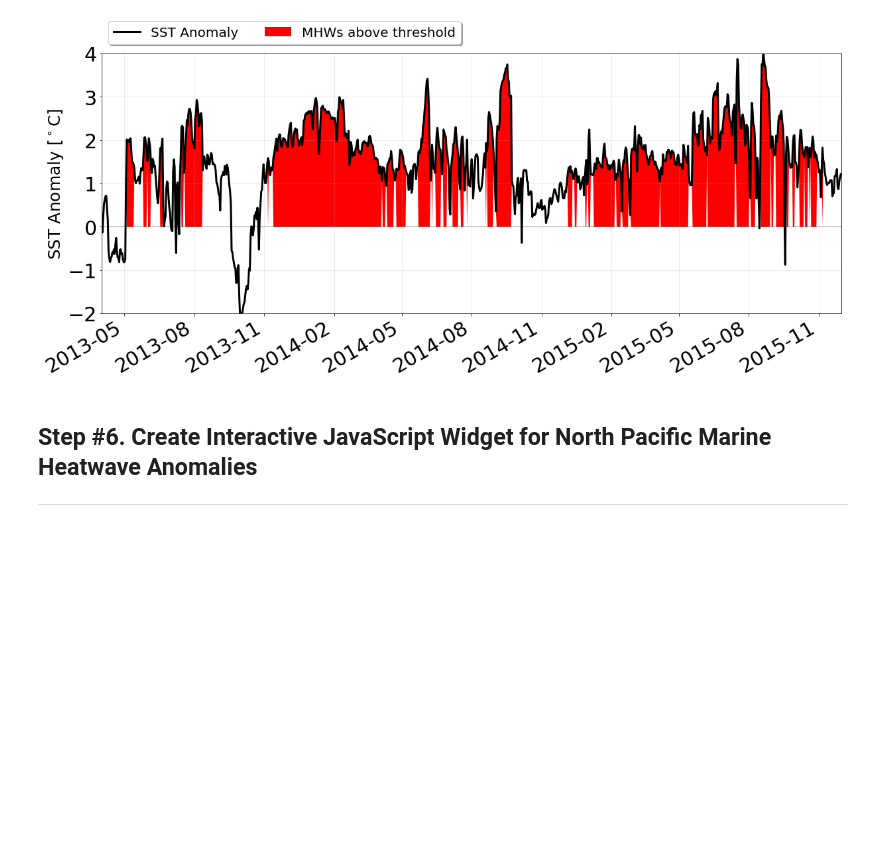
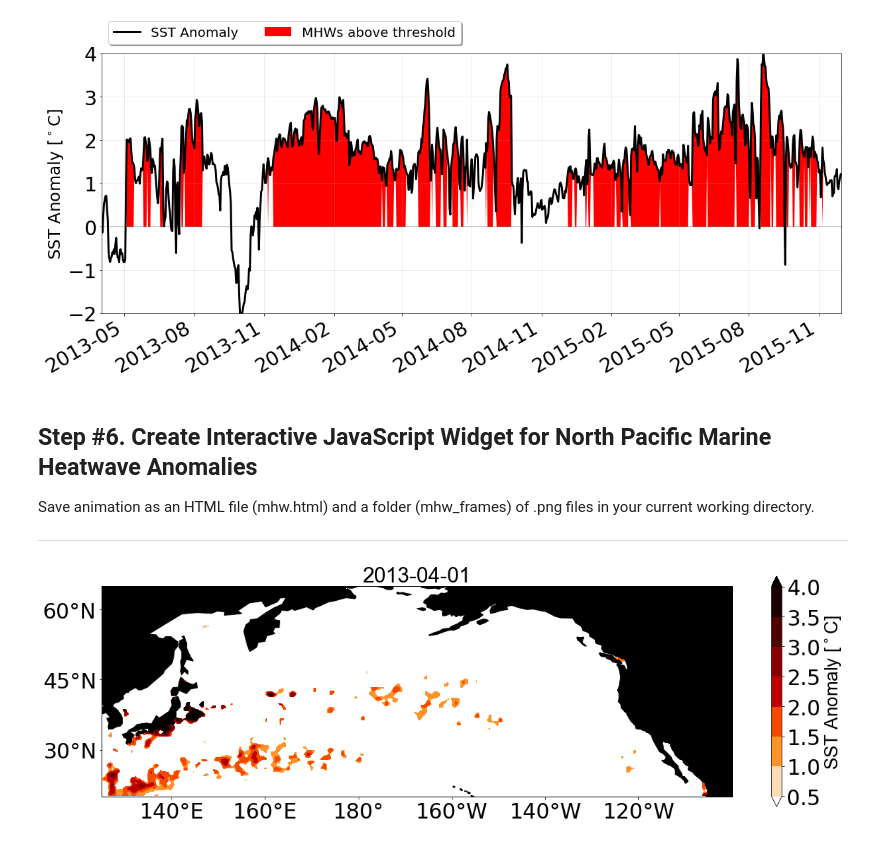
Before and after one commit to cse512-18s/marine-heatwave, a Jupyter notebook: data/MHW_NP_animate.ipynb, the cells around one changed output. Drawn from its saved outputs; the diff is of its cells as text; code cells hidden in the pictures; blank space fills up the shorter version.

```diff
--- a/data/MHW_NP_animate.ipynb
+++ b/data/MHW_NP_animate.ipynb
@@ -49,7 +49,7 @@ path = "/Users/Scannell/Desktop/marine-heatwave/data/"
 os.chdir(path)
 print ('Did you get an error? if [Y], check that you have the right path. Curent directory =',os.getcwd(),'if [N] ignore')
 data = np.load('mhw_stats_NP.npz')
-#ssta = data['ssta']
+ssta = data['ssta']
 climatologoy_threshold = data['climatologoy_threshold']
 
 
@@ -63,9 +63,6 @@ time = ref + t
 lon = file2read.variables['lon'][:]
 lat = file2read.variables['lat'][:]
 sst = file2read.variables['sst'][:]
-
-###########
-ssta = sst - data['seasonal_climatology']
 # %% [output]
 Did you get an error? Check that you have the right path. Curent directory = /Users/Scannell/Desktop/marine-heatwave/data
 Did you get an error? Check that you have the right path. Curent directory = /Users/Scannell/Desktop/marine-heatwave/data
@@ -200,6 +197,7 @@ latitude 46.125 and longitude 216.125
 # %% [markdown]
 ## Step #6. Create Interactive JavaScript Widget for North Pacific Marine Heatwave Anomalies
 
+Save animation as an HTML file (mhw.html) and a folder (mhw_frames) of .png files in your current working directory.
 
 ***
 # %%
@@ -211,6 +209,7 @@ index_end = np.asscalar(np.where(time == t_end)[0])
 time_slice = np.arange(time[index_start],time[index_end+1])
 n = len(time_slice)
 
+X = mhw_anoms[index_start:index_end+1,:,:]
 
 plt.rc('xtick', labelsize=30)
 plt.rc('ytick', labelsize=30)
@@ -229,33 +228,34 @@ ax1.yaxis.set_major_formatter(lat_formatter)
 ax1.add_feature(cfeature.LAND,facecolor='k')
 levels = [0.5,1,1.5,2,2.5,3,3.5,4]
 cont=plt.contourf(lon-180, lat, np.squeeze(mhw_anoms[0,:,:]), levels, cmap=plt.cm.gist_heat_r,extend='both')
 cbar = plt.colorbar(cont, shrink=0.6, cmap=plt.cm.gist_heat_r,extend='both')
 cbar.ax.set_ylabel('SST Anomaly [$^\circ$C]',fontname='Arial',fontsize=26)
 
 def animate(i):
 
     ax1 = plt.subplot(111, projection=ccrs.PlateCarree(central_longitude=180))
     ax1.clear()
     levels = [0.5,1,1.5,2,2.5,3,3.5,4]
-    cont = plt.contourf(lon-180, lat, mhw_anoms[i,:,:],levels,cmap=plt.cm.gist_heat_r,extend='both')
-    #cont.set_data(lon-180, lat, mhw_anoms[i,:,:],levels,cmap=plt.cm.gist_heat_r,extend='both')
+    cont = plt.contourf(lon-180, lat, X[i,:,:],levels,cmap=plt.cm.gist_heat_r,extend='both')
     ax1 = plt.subplot(111, projection=ccrs.PlateCarree(central_longitude=180))
     ax1.set_global()
     ax1.set_extent([-55, 80, 20, 65], crs=ccrs.PlateCarree(central_longitude=180))
     ax1.set_xticks([140,160,180,200,220,240], crs=ccrs.PlateCarree())
     ax1.set_yticks([30,45,60], crs=ccrs.PlateCarree())
     lon_formatter = LongitudeFormatter(zero_direction_label=True)
     lat_formatter = LatitudeFormatter()
     ax1.xaxis.set_major_formatter(lon_formatter)
     ax1.yaxis.set_major_formatter(lat_formatter)
     ax1.add_feature(cfeature.LAND,facecolor='k')
     ttl = plt.title('%i-%02d-%02d' % (date.fromordinal(int(time_slice[i])).year,date.fromordinal(int(time_slice[i])).month,date.fromordinal(int(time_slice[i])).day),fontname='Arial',fontsize=30)
     return cont,
 
 
 
 anim = animation.FuncAnimation(fig, animate, frames=n)
 
-HTML(anim.to_jshtml()) # Convert animation to JavaScript:
+HTML(anim.to_jshtml()) # Convert animation to JavaScript widget
 
 anim.save('mhw.html', dpi=80, writer='imagemagick')
+# %% [output]
+[figure, added]
```
